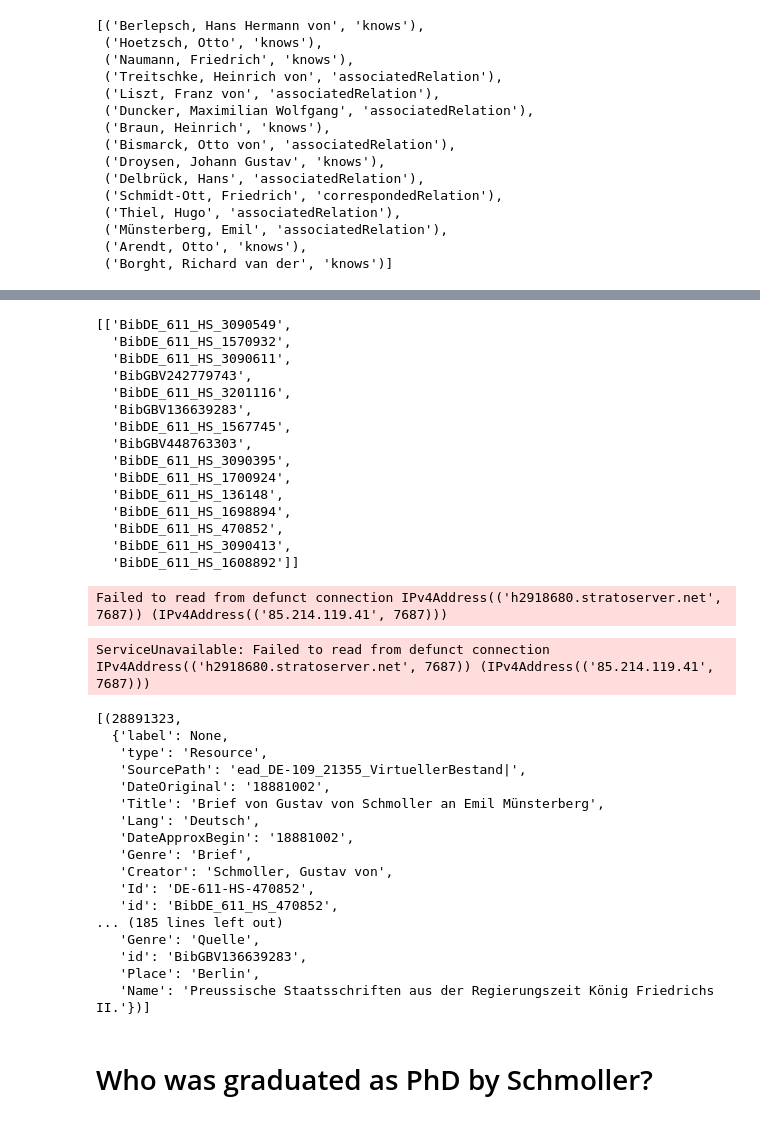
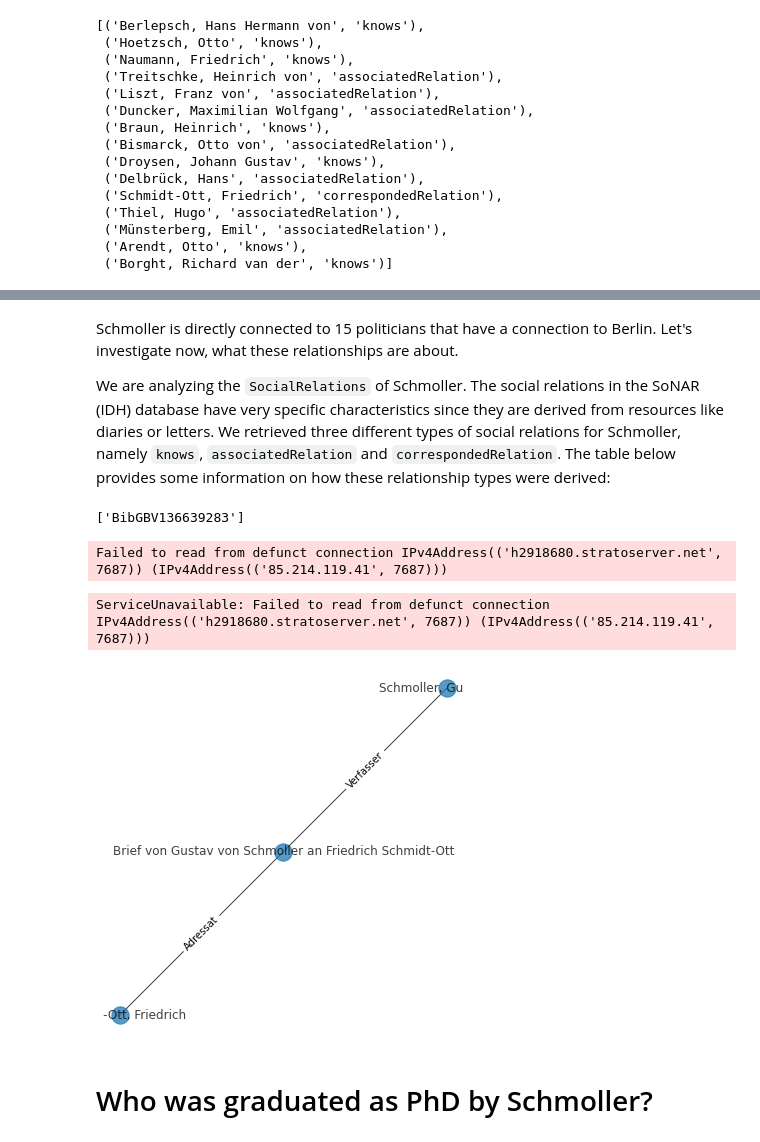
Before and after one commit to sonar-idh/jupyter-curriculum, a Jupyter notebook: notebooks/Notebook 5 - History of Economics.ipynb, the cells around one changed output, grey strips where cells are left out. Saved outputs shown, nothing was run; the diff lists cells and outputs as text; code cells hidden in the pictures.

```diff
--- a/notebooks/Notebook 5 - History of Economics.ipynb
+++ b/notebooks/Notebook 5 - History of Economics.ipynb
@@ -220,60 +245,52 @@ Wall time: 1min 7s
+# %% [markdown]
+Schmoller is directly connected to 15 politicians that have a connection to Berlin. Let's investigate now, what these relationships are about.
+
+We are analyzing the `SocialRelations` of Schmoller. The social relations in the SoNAR (IDH) database have very specific characteristics since they are derived from resources like diaries or letters. We retrieved three different types of social relations for Schmoller, namely `knows`, `associatedRelation` and `correspondedRelation`. The table below provides some information on how these relationship types were derived:
 # %%
-relations = [attribute["Source"] for source, target, attribute in G.edges(data=True) if G.nodes(data=True)[source]["Id"] == "(DE-588)118609378"]
+target_person = "Duncker, Maximilian Wolfgang"
+relation = [attribute["Source"] for source, target, attribute in G.edges(data=True) if (G.nodes(data=True)[source]["Id"] == "(DE-588)118609378") and (G.nodes(data=True)[target]["Name"] == target_person)]
 schmoller_id = [x for x,y in G.nodes(data=True) if y['Id']=="(DE-588)118609378"]
-# %%
-[relations]
-# %% [output]
-[['BibDE_611_HS_3090549',
-  'BibDE_611_HS_1570932',
-  'BibDE_611_HS_3090611',
-  'BibGBV242779743',
-  'BibDE_611_HS_3201116',
-  'BibGBV136639283',
-  'BibDE_611_HS_1567745',
-  'BibGBV448763303',
-  'BibDE_611_HS_3090395',
-  'BibDE_611_HS_1700924',
-  'BibDE_611_HS_136148',
-  'BibDE_611_HS_1698894',
-  'BibDE_611_HS_470852',
-  'BibDE_611_HS_3090413',
-  'BibDE_611_HS_1608892']]
+# %%
+relation
+# %% [output]
+['BibGBV136639283']
 # %%
 %%time
 
 query = """
-MATCH (res:Resource)-[rel]-(n:PerName)
-WHERE res.id IN {}
+MATCH (res:Resource)-[r]-(n:PerName)
+WHERE (res.id = "{relation}")
+OPTIONAL MATCH (n)-[r2:RelationToGeoName]-(g:GeoName)
+WHERE g.Name CONTAINS "Berlin"
 RETURN *
 """
 
 driver = GraphDatabase.driver(uri, auth=(user, password))
 
 test = to_nx_graph(neo4j_driver = driver,
-                query = query.format(relations))
+                query = query.format(relation = relation[0]))
 # %% [output]
 Failed to read from defunct connection IPv4Address(('h2918680.stratoserver.net', 7687)) (IPv4Address(('85.214.119.41', 7687)))
 ServiceUnavailable: Failed to read from defunct connection IPv4Address(('h2918680.stratoserver.net', 7687)) (IPv4Address(('85.214.119.41', 7687)))
-# %%
-[(x, test.nodes(data=True)[x]) for x, y in test.nodes(data=True)]
-# %% [output]
-[(28891323,
-  {'label': None,
-   'type': 'Resource',
-   'SourcePath': 'ead_DE-109_21355_VirtuellerBestand|',
-   'DateOriginal': '18881002',
-   'Title': 'Brief von Gustav von Schmoller an Emil Münsterberg',
-   'Lang': 'Deutsch',
-   'DateApproxBegin': '18881002',
-   'Genre': 'Brief',
-   'Creator': 'Schmoller, Gustav von',
-   'Id': 'DE-611-HS-470852',
-   'id': 'BibDE_611_HS_470852',
-... (185 lines left out)
-   'Genre': 'Quelle',
-   'id': 'BibGBV136639283',
-   'Place': 'Berlin',
-   'Name': 'Preussische Staatsschriften aus der Regierungszeit König Friedrichs II.'})]
+# %%
+import matplotlib.pyplot as plt
+
+pos = nx.spring_layout(test,  seed = 42)
+plt.rcParams['figure.figsize'] = [5, 5]
+#plt.figure()
+
+node_labels_names = nx.get_node_attributes(test, "Name")
+node_labels_titles = nx.get_node_attributes(test, "Title")
+node_labels = {**node_labels_names, **node_labels_titles}
+
+edge_labels = nx.get_edge_attributes(test, "TypeAddInfo")
+
+nx.draw(test, pos = pos, labels = node_labels, alpha = 0.75)
+nx.draw_networkx_edge_labels(test,pos,edge_labels=edge_labels, label_pos=0.5)
+
+plt.show()
+# %% [output]
+[figure, added]
 # %% [markdown]
 # Who was graduated as PhD by Schmoller?
 # %%
```
Also changed, not shown: parts of 6 cells of this notebook.
